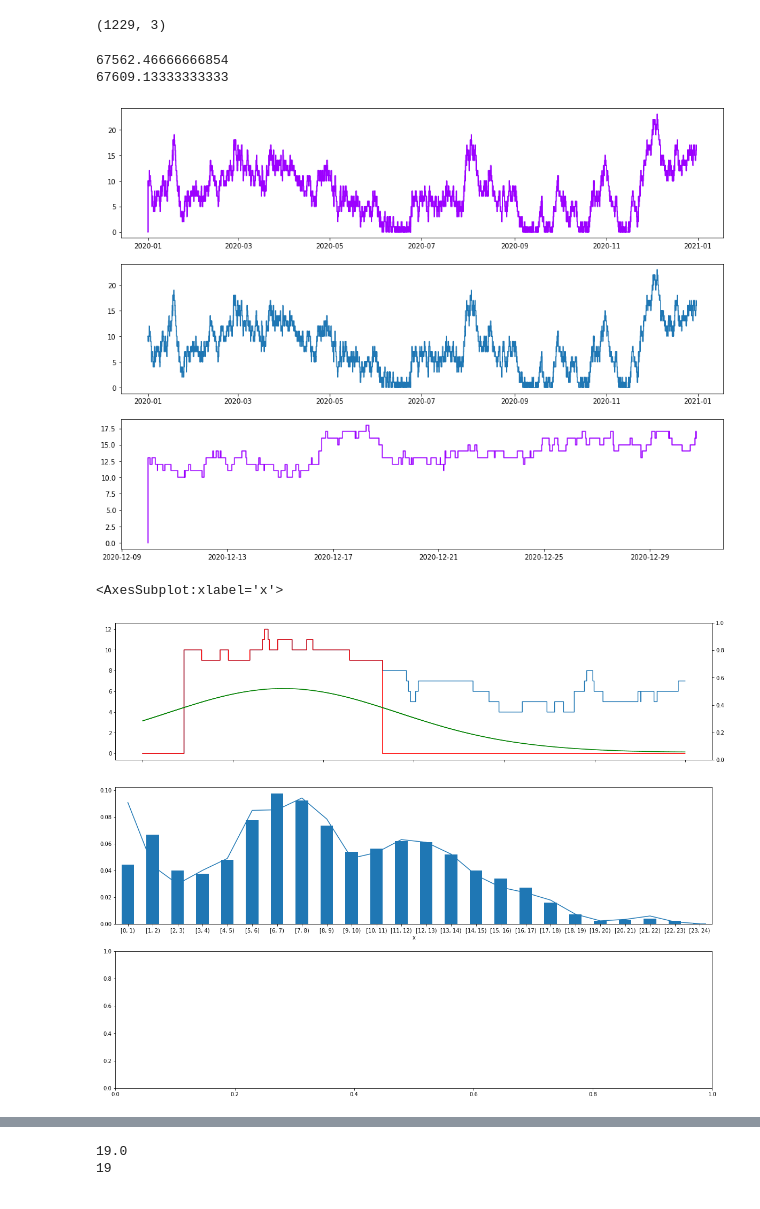
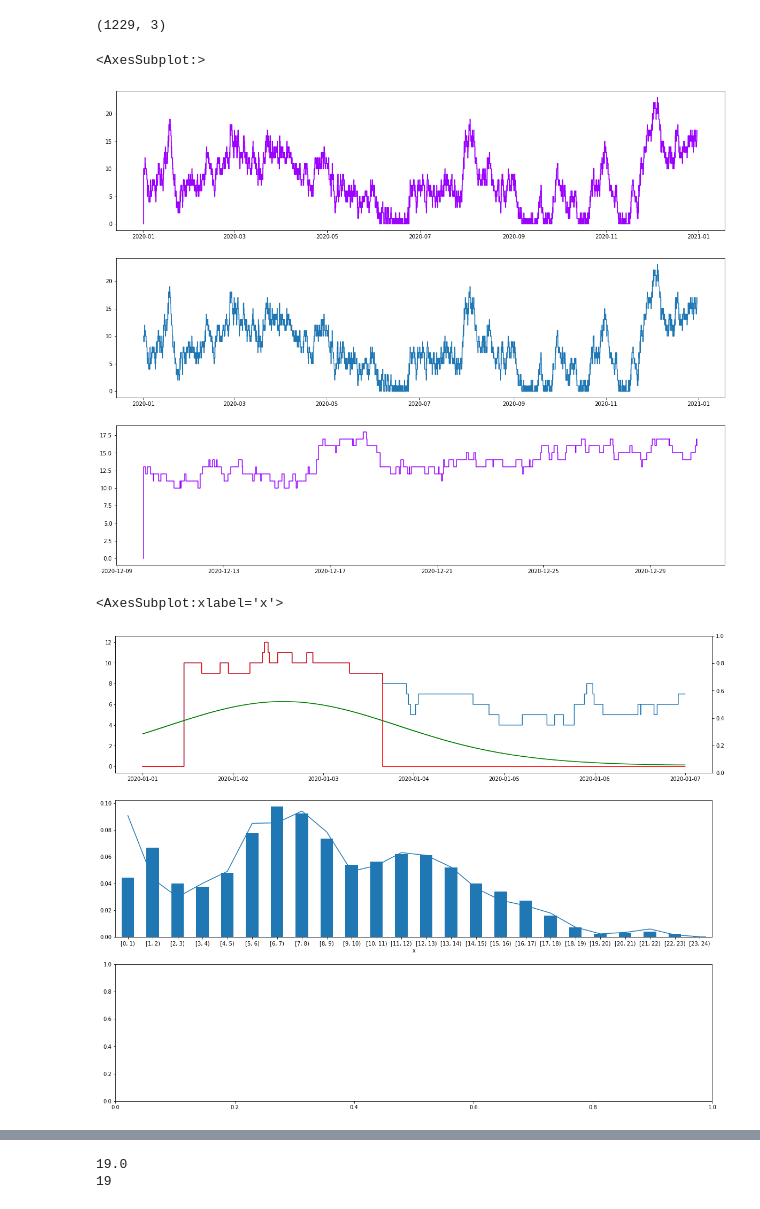
Before and after one commit to probability/topicmodelunderstanding, a Jupyter notebook: Notebooks/Examples 1.ipynb, the cells around one changed output, grey strips where cells are left out. Saved outputs shown, nothing was run; the diff lists cells and outputs as text; code cells hidden in the pictures.

```diff
--- a/Notebooks/Examples 1.ipynb
+++ b/Notebooks/Examples 1.ipynb
@@ -10,26 +12,25 @@ df.shape
 (1229, 3)
 # %%
 #p = np.arange(pd.Timestamp(2020,1,1), pd.Timestamp(2020,12,30), pd.Timedelta(hours=1)).astype(pd.Timestamp)
-fig,ax = plt.subplots(nrows=3,figsize=(16,12))
+fig,ax = plt.subplots(nrows=3,figsize=(20,16))
 
 #vsteps.rebase(tbase)
 vs_clip = vsteps.clip(lbound= pd.Timestamp(2020,12,10))
 
 vsteps.plot(ax=ax[0])
 vsteps.plot(ax=ax[0])
 
 queue = sc.Stairs(use_dates=True).layer(df.enter, df.leave)
 queue.plot(ax[1])
 
 
 (vs_clip).plot(ax=ax[2])
 #vs_clip.smooth_plot(ax=ax[2],color='g')
-print(queue.integrate())
-print(vsteps.integrate())
+#print(queue.integrate())
+#print(vsteps.integrate())
 # %% [output]
-67562.46666666854
-67609.13333333333
+<AxesSubplot:>
-[figure, old version]
+[figure, new version]
 # %%
 p = np.arange(pd.Timestamp(2020,1,1), pd.Timestamp(2020,1,7), pd.Timedelta(minutes=1)).astype(pd.Timestamp)
 
@@ -41,7 +42,7 @@ ax[0].step(p,fstep,where='post')
 
 low_steps = (vsteps > 8)
 ax0 = ax[0].twinx()
-ax[0].step(p,low_steps.step(p),color='r',where='post')
+ax[0].step(p,low_steps(p),color='r',where='post')
 ax[0].step(p,low_steps.smooth_step(p),color='g')
 
 vsteps.histogram_plot(ax=ax[1],kind='bar')
@@ -49,4 +50,4 @@ vsteps.histogram_plot(ax=ax[1],kind='bar')
 queue.hist().plot(ax=ax[1])
 # %% [output]
 <AxesSubplot:xlabel='x'>
-[figure, old version]
+[figure, new version]
```
Also changed, not shown: parts of 5 cells of this notebook, 6 other files.
